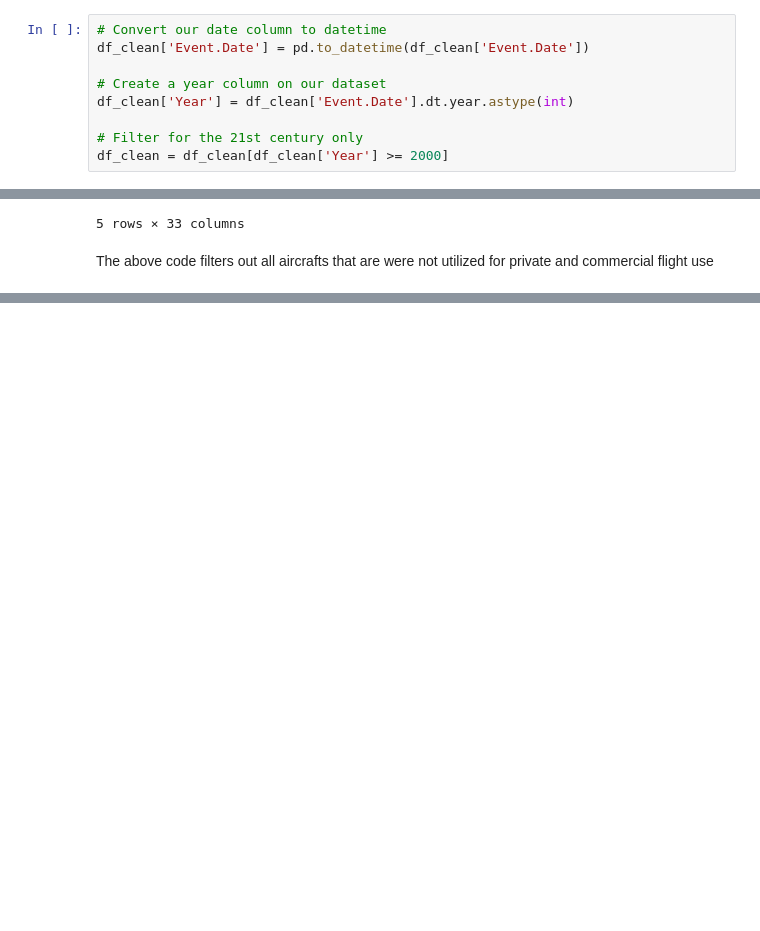
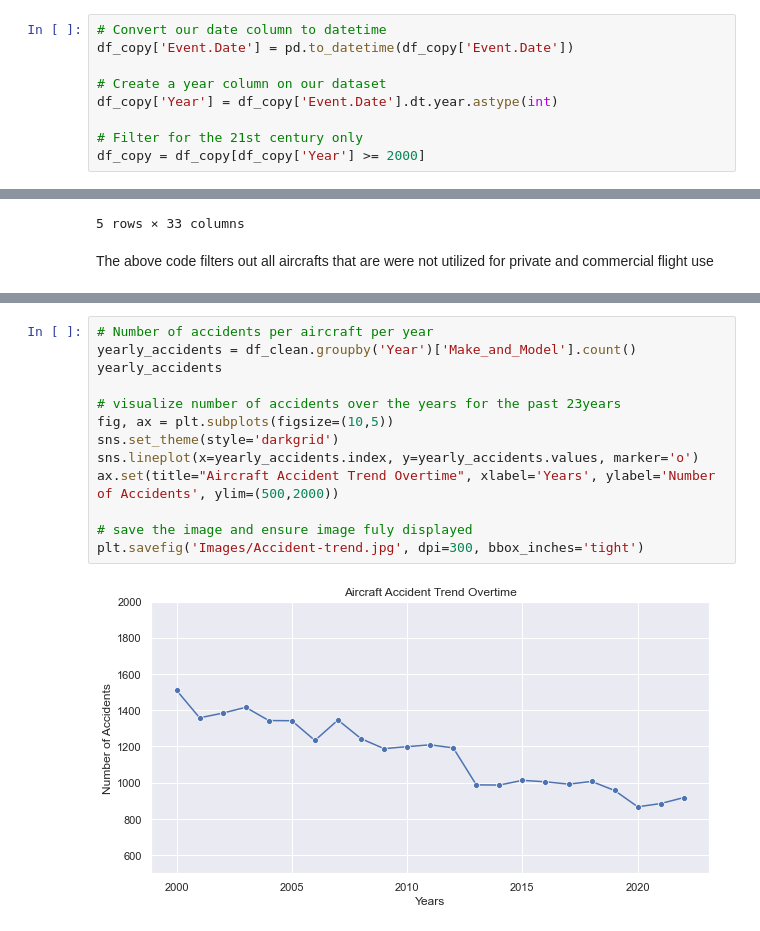
Before and after one commit to Patoh254code/Aviation_risk_analysis_Project, a Jupyter notebook: index.ipynb, the cells around one changed output, grey strips where cells are left out. Saved outputs shown, nothing was run; the diff lists cells and outputs as text; blank space fills up the shorter version.

```diff
--- a/index.ipynb
+++ b/index.ipynb
@@ -159,12 +160,12 @@ The above output involved creating a 'for' loop that iterates through our datase
 # %%
 # Convert our date column to datetime
-df_clean['Event.Date'] = pd.to_datetime(df_clean['Event.Date'])
+df_copy['Event.Date'] = pd.to_datetime(df_copy['Event.Date'])
 
 # Create a year column on our dataset
-df_clean['Year'] = df_clean['Event.Date'].dt.year.astype(int)
+df_copy['Year'] = df_copy['Event.Date'].dt.year.astype(int)
 
 # Filter for the 21st century only
-df_clean = df_clean[df_clean['Year'] >= 2000]
+df_copy = df_copy[df_copy['Year'] >= 2000]
 # %% [markdown]
 The above code filters out the discontinued and outdated aircrafts and leaves us with only aircrafts active in the 21st century
 # %%
@@ -354,0 +276,15 @@ From out analysis of the Aviation Data we can conclude the following:
+# %%
+# Number of accidents per aircraft per year
+yearly_accidents = df_clean.groupby('Year')['Make_and_Model'].count()
+yearly_accidents
+
+# visualize number of accidents over the years for the past 23years
+fig, ax = plt.subplots(figsize=(10,5))
+sns.set_theme(style='darkgrid')
+sns.lineplot(x=yearly_accidents.index, y=yearly_accidents.values, marker='o')
+ax.set(title="Aircraft Accident Trend Overtime", xlabel='Years', ylabel='Number of Accidents', ylim=(500,2000))
+
+# save the image and ensure image fuly displayed
+plt.savefig('Images/Accident-trend.jpg', dpi=300, bbox_inches='tight')
+# %% [output]
+[figure, added]
```
Also changed, not shown: parts of 46 cells of this notebook.
